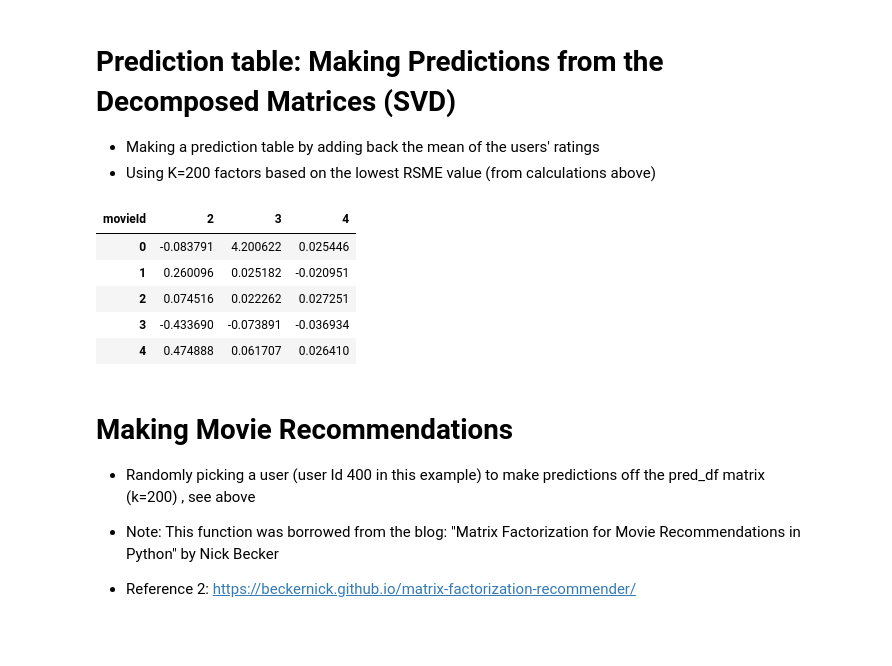
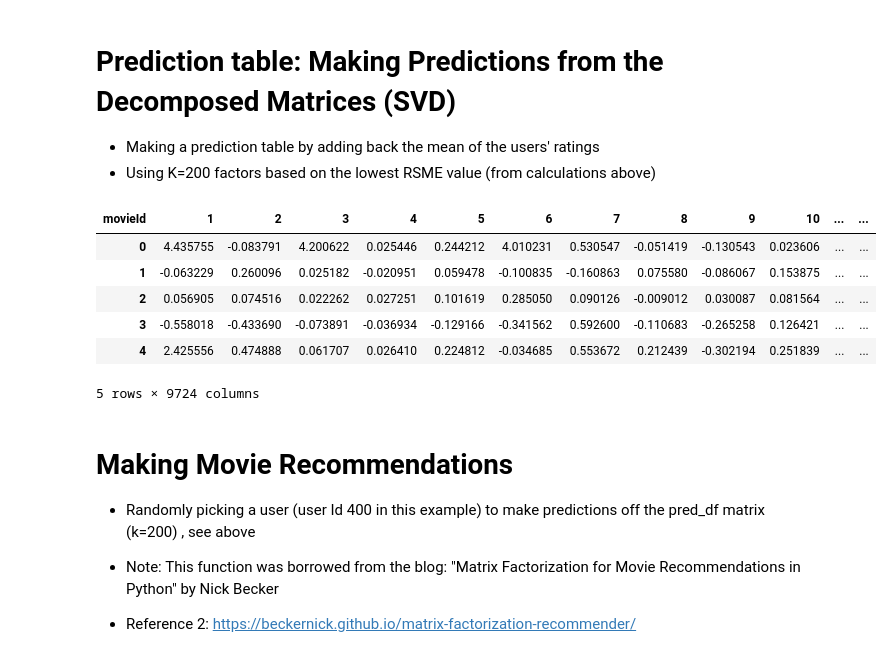
Before and after one commit to ssufian/DAT-612, a Jupyter notebook: Projects/DAT 612 - Project3 S_Sufian.ipynb, the cells around one changed output. Saved outputs shown, nothing was run; the diff lists cells and outputs as text; code cells hidden in the pictures.

```diff
--- a/Projects/DAT 612 - Project3 S_Sufian.ipynb
+++ b/Projects/DAT 612 - Project3 S_Sufian.ipynb
@@ -342,16 +342,15 @@ all_user_predicted_ratings =R_hat + user_ratings_mean.reshape(-1, 1)
 # %%
 preds_df = pd.DataFrame(all_user_predicted_ratings, columns = R_df.columns)
 #Showing the prediction Table using K=200, 86% Retained energy
 preds_df.head(5)
-#showing only a selected few columns and rows; again to avoid clutter
-preds_df.iloc[0:5, 1:4]
 # %% [output]
-| movieId | 2 | 3 | 4 |
-| 0 | -0.083791 | 4.200622 | 0.025446 |
-| 1 | 0.260096 | 0.025182 | -0.020951 |
-| 2 | 0.074516 | 0.022262 | 0.027251 |
-| 3 | -0.433690 | -0.073891 | -0.036934 |
-| 4 | 0.474888 | 0.061707 | 0.026410 |
+| movieId | 1 | 2 | 3 | 4 | 5 | 6 | 7 | 8 | 9 | 10 | ... | ... |
+| 0 | 4.435755 | -0.083791 | 4.200622 | 0.025446 | 0.244212 | 4.010231 | 0.530547 | -0.051419 | -0.130543 | 0.023606 | ... | ... |
+| 1 | -0.063229 | 0.260096 | 0.025182 | -0.020951 | 0.059478 | -0.100835 | -0.160863 | 0.075580 | -0.086067 | 0.153875 | ... | ... |
+| 2 | 0.056905 | 0.074516 | 0.022262 | 0.027251 | 0.101619 | 0.285050 | 0.090126 | -0.009012 | 0.030087 | 0.081564 | ... | ... |
+| 3 | -0.558018 | -0.433690 | -0.073891 | -0.036934 | -0.129166 | -0.341562 | 0.592600 | -0.110683 | -0.265258 | 0.126421 | ... | ... |
+| 4 | 2.425556 | 0.474888 | 0.061707 | 0.026410 | 0.224812 | -0.034685 | 0.553672 | 0.212439 | -0.302194 | 0.251839 | ... | ... |
+5 rows × 9724 columns
 # %% [markdown]
 # Making Movie Recommendations
 
```
Also changed, not shown: parts of 4 cells of this notebook.
